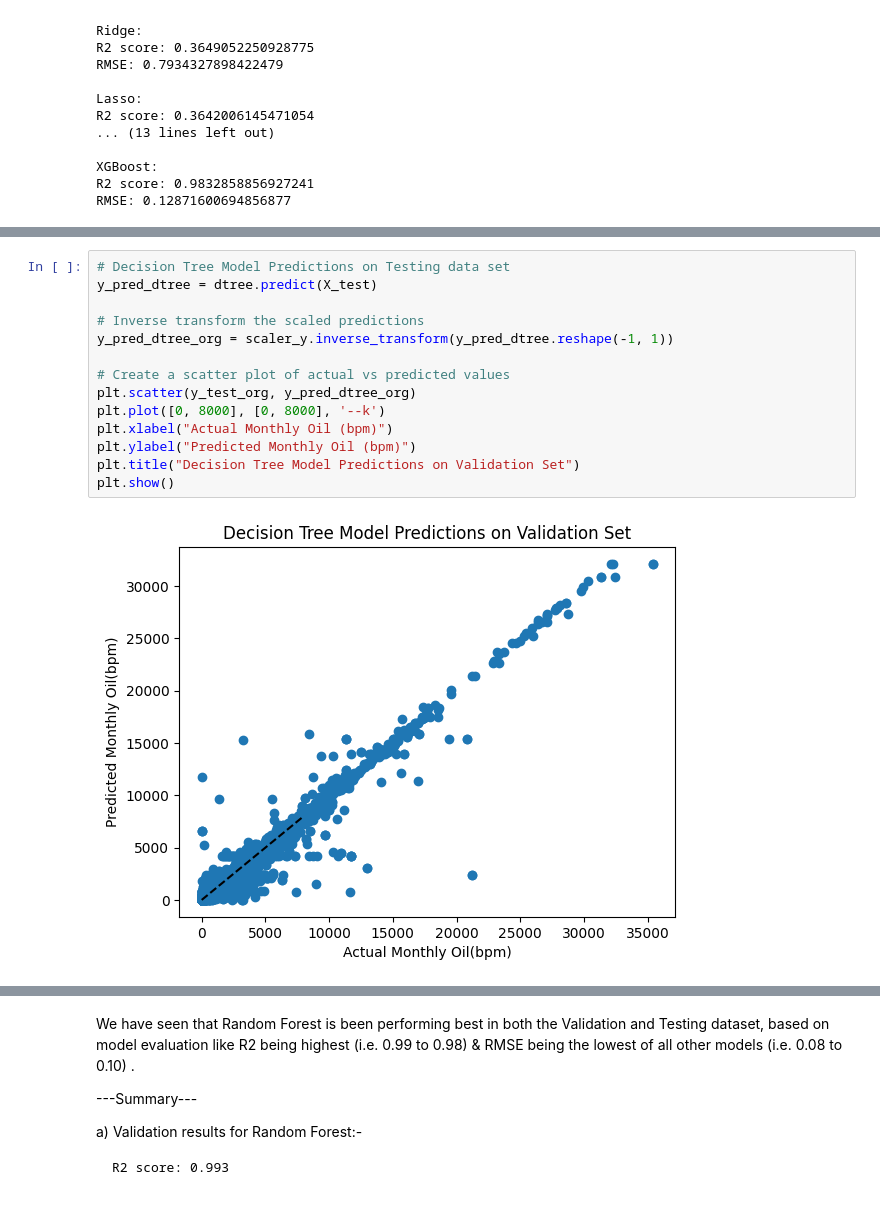
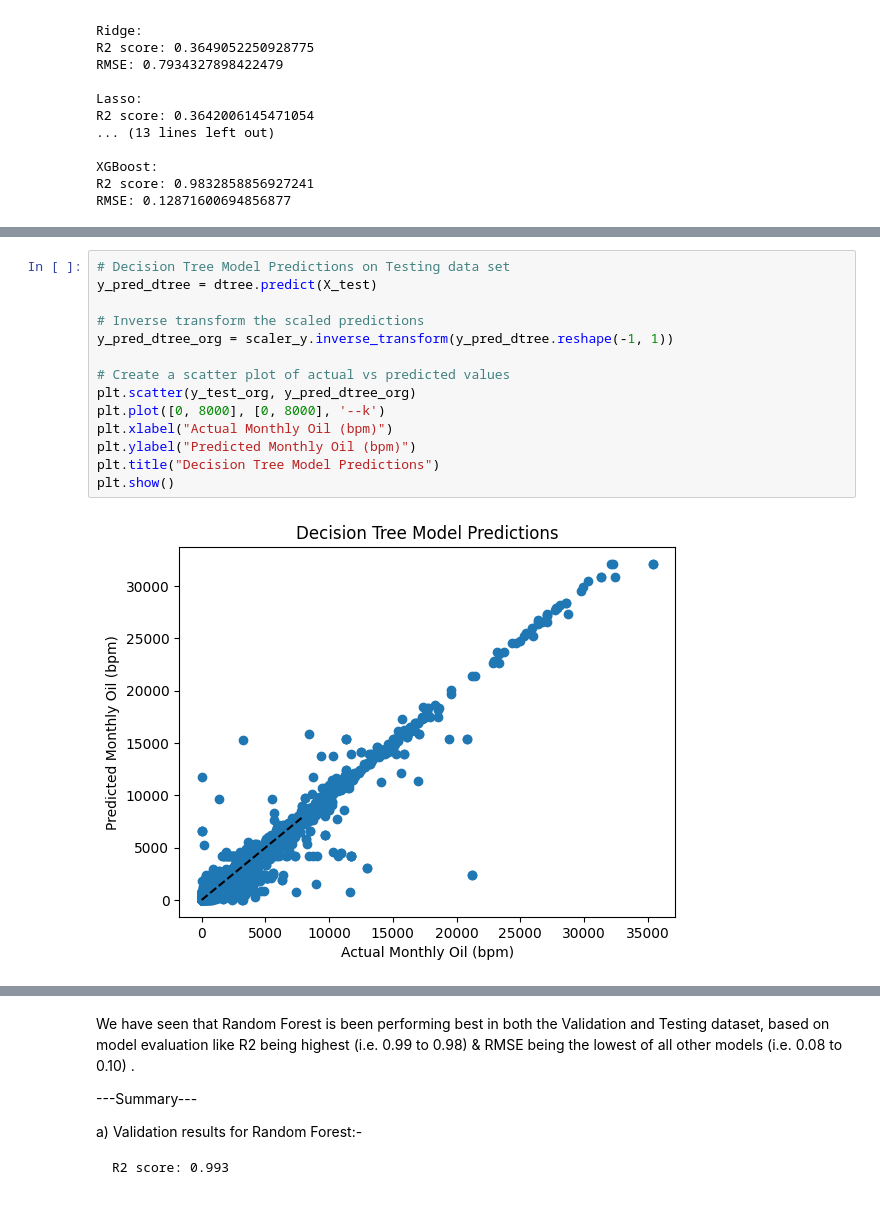
Before and after one commit to ManishRawat07/PETR6397-Final-Project-Oil-Production-Forecasting-using-Machine-Learning, a Jupyter notebook: Oil Production forecasting.ipynb, the cells around one changed output, grey strips where cells are left out. Drawn from its saved outputs; the diff is of its cells as text.

```diff
--- a/Oil Production forecasting.ipynb
+++ b/Oil Production forecasting.ipynb
@@ -524,19 +524,19 @@ plt.show()
 # %%
 # Decision Tree Model Predictions on Testing data set
 y_pred_dtree = dtree.predict(X_test)
 
 # Inverse transform the scaled predictions
 y_pred_dtree_org = scaler_y.inverse_transform(y_pred_dtree.reshape(-1, 1))
 
 # Create a scatter plot of actual vs predicted values
 plt.scatter(y_test_org, y_pred_dtree_org)
 plt.plot([0, 8000], [0, 8000], '--k')
 plt.xlabel("Actual Monthly Oil (bpm)")
 plt.ylabel("Predicted Monthly Oil (bpm)")
-plt.title("Decision Tree Model Predictions on Validation Set")
+plt.title("Decision Tree Model Predictions")
 plt.show()
 # %% [output]
-[figure, old version]
+[figure, new version]
 # %%
 # Random Forest Model Predictions on Testing data set
 y_pred_rforest = rforest.predict(X_test)
```
Also changed, not shown: parts of 7 cells of this notebook.
